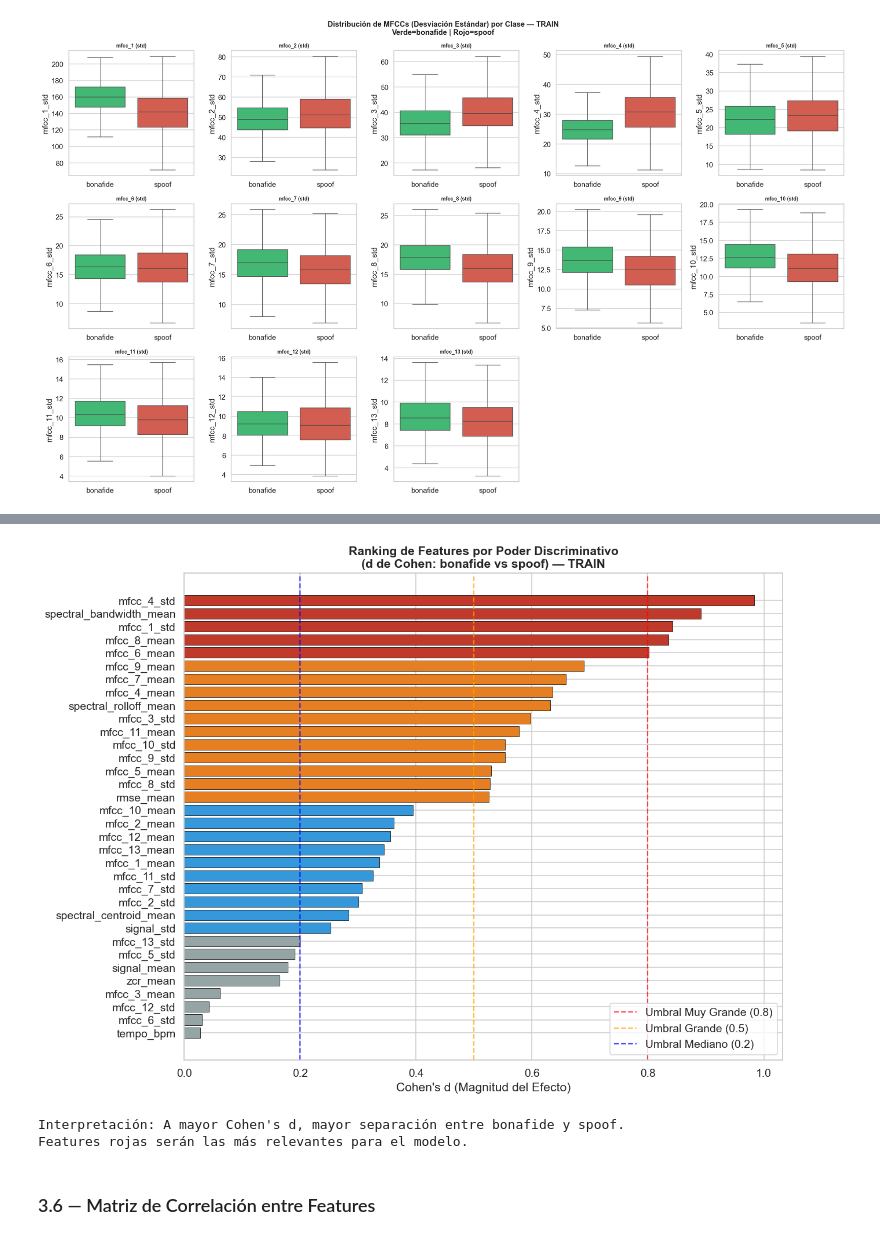
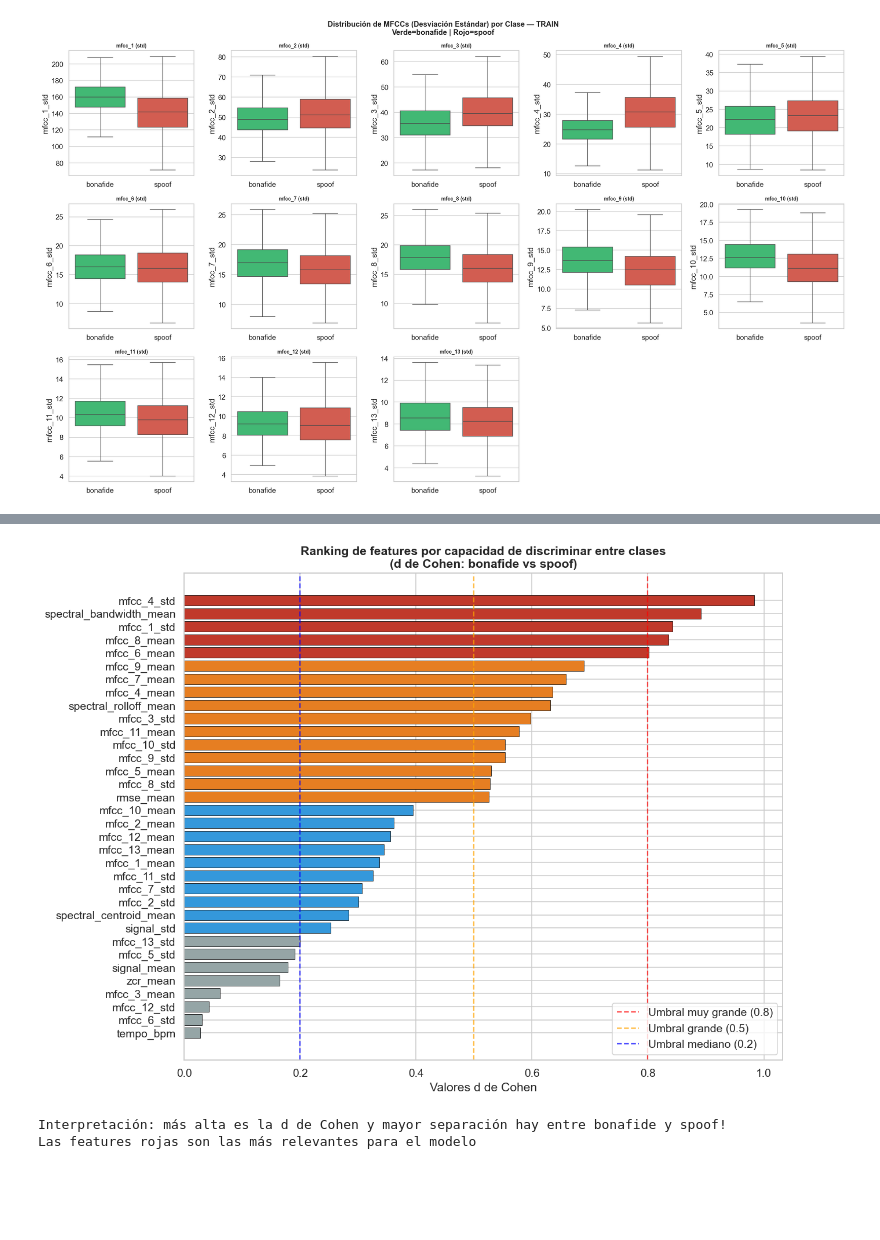
Before and after one commit to LechuMamais/Reto_Inteligencia_Artificial_Liliana_Daniele_Alexis, a Jupyter notebook: Modelos/Modelo_EDA_Daniele.ipynb, the cells around one changed output, grey strips where cells are left out. Saved outputs shown, nothing was run; the diff lists cells and outputs as text; code cells hidden in the pictures; blank space fills up the shorter version.

```diff
--- a/Modelos/Modelo_EDA_Daniele.ipynb
+++ b/Modelos/Modelo_EDA_Daniele.ipynb
@@ -540,9 +557,8 @@ Para rankear objetivamente qué features separan mejor las clases, calculamos el
 # %%
-# ============================================================
-#  BLOQUE 12 — EFECTO-TAMAÑO (COHEN'S d) POR FEATURE
-# ============================================================
+#  BLOQUE 12 - features que discriminan mejor entre clases
+
 def cohen_d(group1, group2):
-    """Calcula el d de Cohen entre dos grupos (magnitud del efecto)."""
+    """Calculamos la d de Cohen entre dos grupos"""
     n1, n2  = len(group1), len(group2)
     var1, var2 = group1.var(ddof=1), group2.var(ddof=1)
     pooled_std = np.sqrt(((n1 - 1) * var1 + (n2 - 1) * var2) / (n1 + n2 - 2))
@@ -568,9 +584,9 @@ effect_df['magnitud'] = pd.cut(
 print('TOP 15 FEATURES POR PODER DISCRIMINATIVO (d de Cohen):')
 display(effect_df.head(15))
 
-print(f"\nFeatures con efecto MUY GRANDE (d > 0.8): {(effect_df['cohen_d'] > 0.8).sum()}")
-print(f"Features con efecto GRANDE (0.5 < d ≤ 0.8): {((effect_df['cohen_d'] > 0.5) & (effect_df['cohen_d'] <= 0.8)).sum()}")
-print(f"Features con efecto PEQUEÑO (d < 0.2): {(effect_df['cohen_d'] < 0.2).sum()}")
+print(f"\nFeatures con mucha capacidad de discriminar (d > 0.8): {(effect_df['cohen_d'] > 0.8).sum()}")
+print(f"Features con capacidad medio/grande de discriminar (0.5 < d ≤ 0.8): {((effect_df['cohen_d'] > 0.5) & (effect_df['cohen_d'] <= 0.8)).sum()}")
+print(f"Features con poca capacidad de discriminar (d < 0.2): {(effect_df['cohen_d'] < 0.2).sum()}")
 # %% [output]
 TOP 15 FEATURES POR PODER DISCRIMINATIVO (d de Cohen):
 |  | cohen_d | magnitud |
@@ -595,35 +616,32 @@ Features con efecto PEQUEÑO (d < 0.2): 8
 # %%
-# ============================================================
-#  BLOQUE 13 — VISUALIZACIÓN RANKING COHEN'S d
-# ============================================================
+#  BLOQUE 13 - visualización del ranking de la d de Cohen
+
 fig, ax = plt.subplots(figsize=(12, 9))
 
 color_map = {
     'Muy Grande (>0.8)': '#c0392b',
     'Grande (0.5-0.8)':  '#e67e22',
     'Mediano (0.2-0.5)': '#3498db',
     'Pequeño (<0.2)':    '#95a5a6'
 }
 colors = effect_df['magnitud'].map(color_map).fillna('#95a5a6')
 
 bars = ax.barh(effect_df.index, effect_df['cohen_d'], color=colors, edgecolor='black', linewidth=0.5)
-ax.axvline(x=0.8, color='red',    linestyle='--', alpha=0.7, label='Umbral Muy Grande (0.8)')
-ax.axvline(x=0.5, color='orange', linestyle='--', alpha=0.7, label='Umbral Grande (0.5)')
-ax.axvline(x=0.2, color='blue',   linestyle='--', alpha=0.7, label='Umbral Mediano (0.2)')
+ax.axvline(x=0.8, color='red',    linestyle='--', alpha=0.7, label='Umbral muy grande (0.8)')
+ax.axvline(x=0.5, color='orange', linestyle='--', alpha=0.7, label='Umbral grande (0.5)')
+ax.axvline(x=0.2, color='blue',   linestyle='--', alpha=0.7, label='Umbral mediano (0.2)')
 
-ax.set_xlabel("Cohen's d (Magnitud del Efecto)")
-ax.set_title("Ranking de Features por Poder Discriminativo\n(d de Cohen: bonafide vs spoof) — TRAIN",
+ax.set_xlabel("Valores d de Cohen")
+ax.set_title("Ranking de features por capacidad de discriminar entre clases\n(d de Cohen: bonafide vs spoof)",
              fontweight='bold')
 ax.invert_yaxis()
 ax.legend(loc='lower right')
 plt.tight_layout()
 plt.show()
 
-print('Interpretación: A mayor Cohen\'s d, mayor separación entre bonafide y spoof.')
-print('Features rojas serán las más relevantes para el modelo.')
+print('Interpretación: más alta es la d de Cohen y mayor separación hay entre bonafide y spoof!')
+print('Las features rojas son las más relevantes para el modelo')
 # %% [output]
-[figure, old version]
+[figure, new version]
-Interpretación: A mayor Cohen's d, mayor separación entre bonafide y spoof.
-Features rojas serán las más relevantes para el modelo.
+Interpretación: más alta es la d de Cohen y mayor separación hay entre bonafide y spoof!
+Las features rojas son las más relevantes para el modelo
-# %% [markdown]
-### 3.6 — Matriz de Correlación entre Features
```
Also changed, not shown: parts of 18 cells of this notebook.
